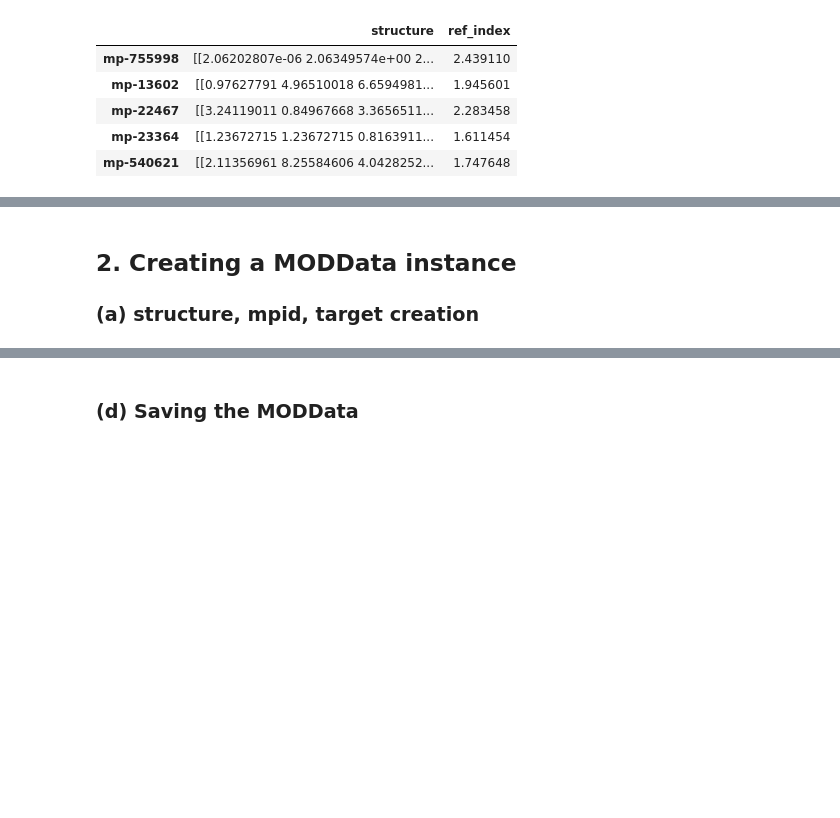
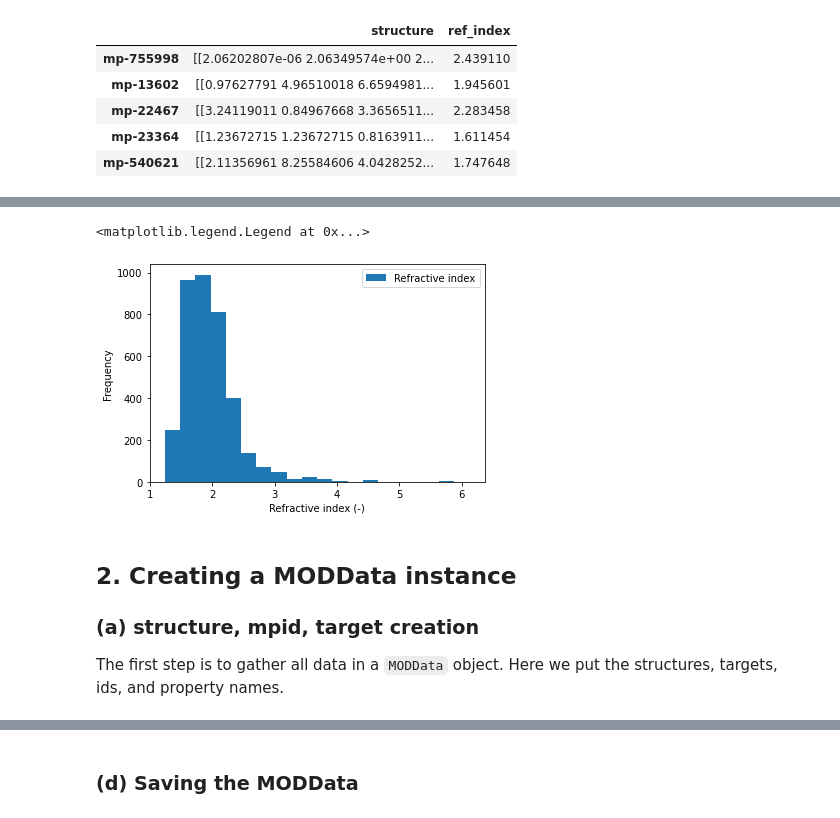
Before and after one commit to ppdebreuck/MODNet-tutorial, a Jupyter notebook: 1-training_ref_index.ipynb, the cells around one changed output, grey strips where cells are left out. Drawn from its saved outputs; the diff is of its cells as text; code cells hidden in the pictures; blank space fills up the shorter version.

```diff
--- a/1-training_ref_index.ipynb
+++ b/1-training_ref_index.ipynb
@@ -31,7 +42,18 @@ df.head()
+# %%
+fig, ax = plt.subplots(facecolor="w")
+ax.hist(df["ref_index"], bins=20, density=False, label="Refractive index")
+ax.set_ylabel("Frequency")
+ax.set_xlabel("Refractive index (-)")
+ax.legend()
+# %% [output]
+<matplotlib.legend.Legend at 0x...>
+[figure, added]
 # %% [markdown]
 ## 2. Creating a MODData instance
 
 ### (a) structure, mpid, target creation
+
+The first step is to gather all data in a `MODData` object. Here we put the structures, targets, ids, and property names.
 # %%
 md = MODData(materials = df['structure'],
              targets = df['ref_index'].values,
```
Also changed, not shown: parts of 31 cells of this notebook, 4 other files.
